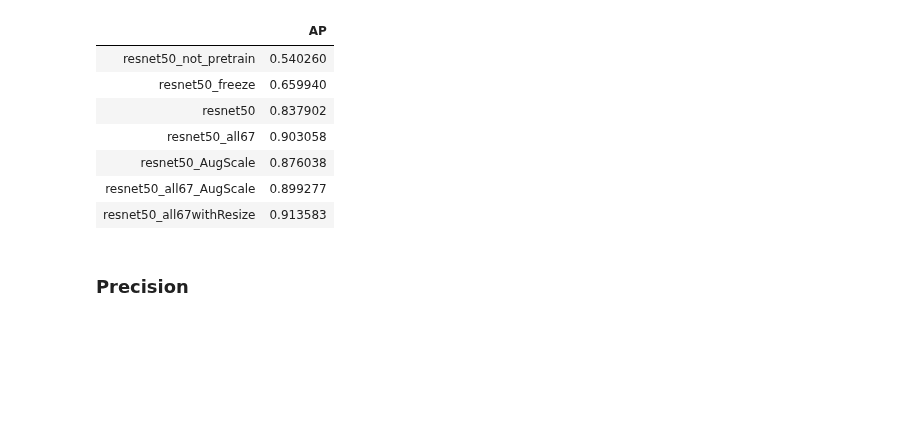
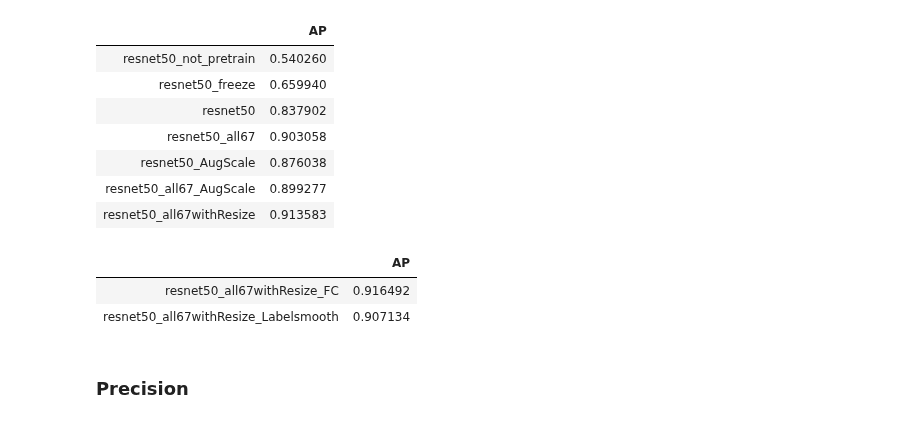
Before and after one commit to keiiti975/Insect_Phenology_Detector, a Jupyter notebook: result/master_paper/classification/compare_method/compare_method.ipynb, the cells around one changed output. Cells and saved outputs as stored; diff of their text form; code cells hidden in the pictures; blank space fills up the shorter version.

```diff
--- a/result/master_paper/classification/compare_method/compare_method.ipynb
+++ b/result/master_paper/classification/compare_method/compare_method.ipynb
@@ -62,6 +76,14 @@ df
 | resnet50_AugScale | 0.876038 |
 | resnet50_all67_AugScale | 0.899277 |
 | resnet50_all67withResize | 0.913583 |
+# %%
+additional_df = pd.DataFrame({"AP": additional_exp_ap})
+additional_df.index = additional_exp_name
+additional_df
+# %% [output]
+|  | AP |
+| resnet50_all67withResize_FC | 0.916492 |
+| resnet50_all67withResize_Labelsmooth | 0.907134 |
 # %% [markdown]
 ### Precision
 # %%
```
Also changed, not shown: parts of 9 cells of this notebook, 5 other files.
